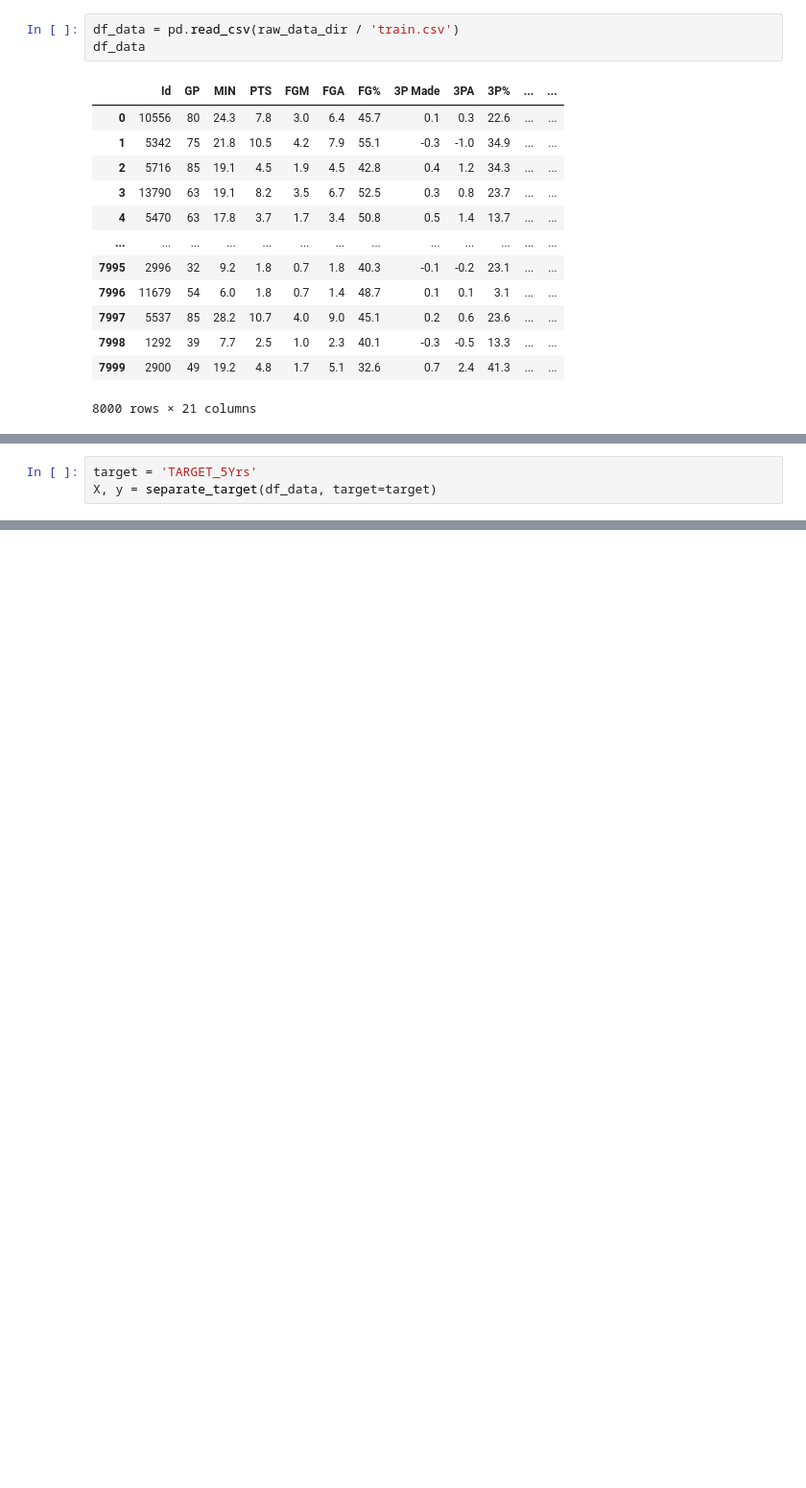
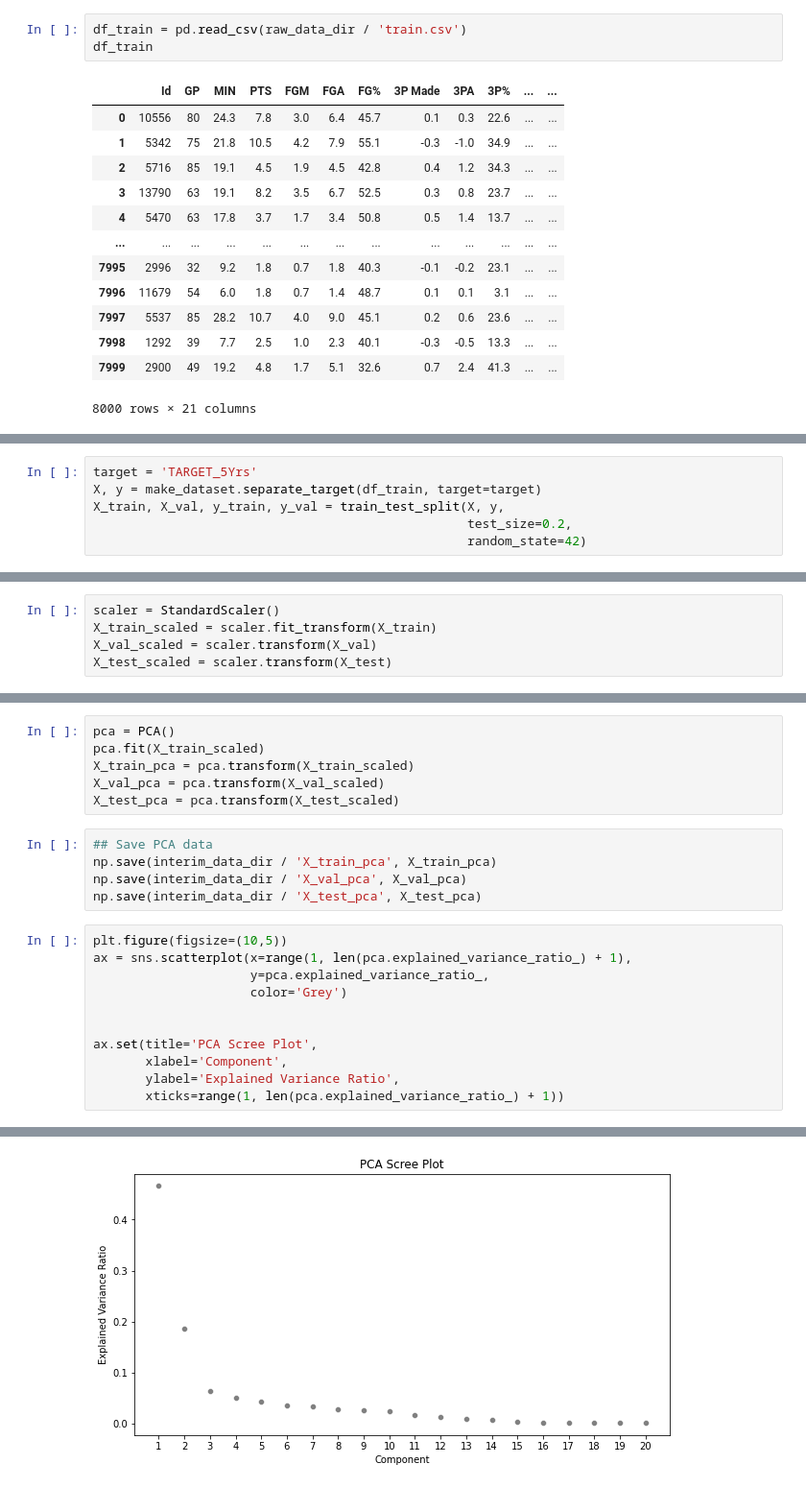
Before and after one commit to roger-yu-ds/assignment_1, a Jupyter notebook: notebooks/prepare_data_roger.ipynb, the cells around one changed output, grey strips where cells are left out. Shown at 96% size. Drawn from its saved outputs; the diff is of its cells as text; blank space fills up the shorter version.

Commit message:
Add scree plot to EDA

```diff
--- a/notebooks/prepare_data_roger.ipynb
+++ b/notebooks/prepare_data_roger.ipynb
@@ -24,8 +29,8 @@ download_data(competition=competition,
 # %% [markdown]
 # Load data
 # %%
-df_data = pd.read_csv(raw_data_dir / 'train.csv')
-df_data
+df_train = pd.read_csv(raw_data_dir / 'train.csv')
+df_train
 # %% [output]
 |  | Id | GP | MIN | PTS | FGM | FGA | FG% | 3P Made | 3PA | 3P% | ... | ... |
 | 0 | 10556 | 80 | 24.3 | 7.8 | 3.0 | 6.4 | 45.7 | 0.1 | 0.3 | 22.6 | ... | ... |
@@ -56,3 +183,6 @@ df_data.describe()
 # %%
 target = 'TARGET_5Yrs'
-X, y = separate_target(df_data, target=target)
+X, y = make_dataset.separate_target(df_train, target=target)
+X_train, X_val, y_train, y_val = train_test_split(X, y,
+                                                  test_size=0.2,
+                                                  random_state=42)
@@ -62,0 +199,5 @@ NameError: name 'X' is not defined
+# %%
+scaler = StandardScaler()
+X_train_scaled = scaler.fit_transform(X_train)
+X_val_scaled = scaler.transform(X_val)
+X_test_scaled = scaler.transform(X_test)
@@ -62,0 +212,23 @@ NameError: name 'X' is not defined
+# %%
+pca = PCA()
+pca.fit(X_train_scaled)
+X_train_pca = pca.transform(X_train_scaled)
+X_val_pca = pca.transform(X_val_scaled)
+X_test_pca = pca.transform(X_test_scaled)
+# %%
+## Save PCA data
+np.save(interim_data_dir / 'X_train_pca', X_train_pca)
+np.save(interim_data_dir / 'X_val_pca', X_val_pca)
+np.save(interim_data_dir / 'X_test_pca', X_test_pca)
+# %%
+plt.figure(figsize=(10,5))
+ax = sns.scatterplot(x=range(1, len(pca.explained_variance_ratio_) + 1),
+                     y=pca.explained_variance_ratio_,
+                     color='Grey')
+
+
+ax.set(title='PCA Scree Plot',
+       xlabel='Component',
+       ylabel='Explained Variance Ratio',
+       xticks=range(1, len(pca.explained_variance_ratio_) + 1))
+# %% [output]
@@ -62,0 +252 @@ NameError: name 'X' is not defined
+[figure, added]
```
Also changed, not shown: parts of 24 cells of this notebook, 2 other files.
